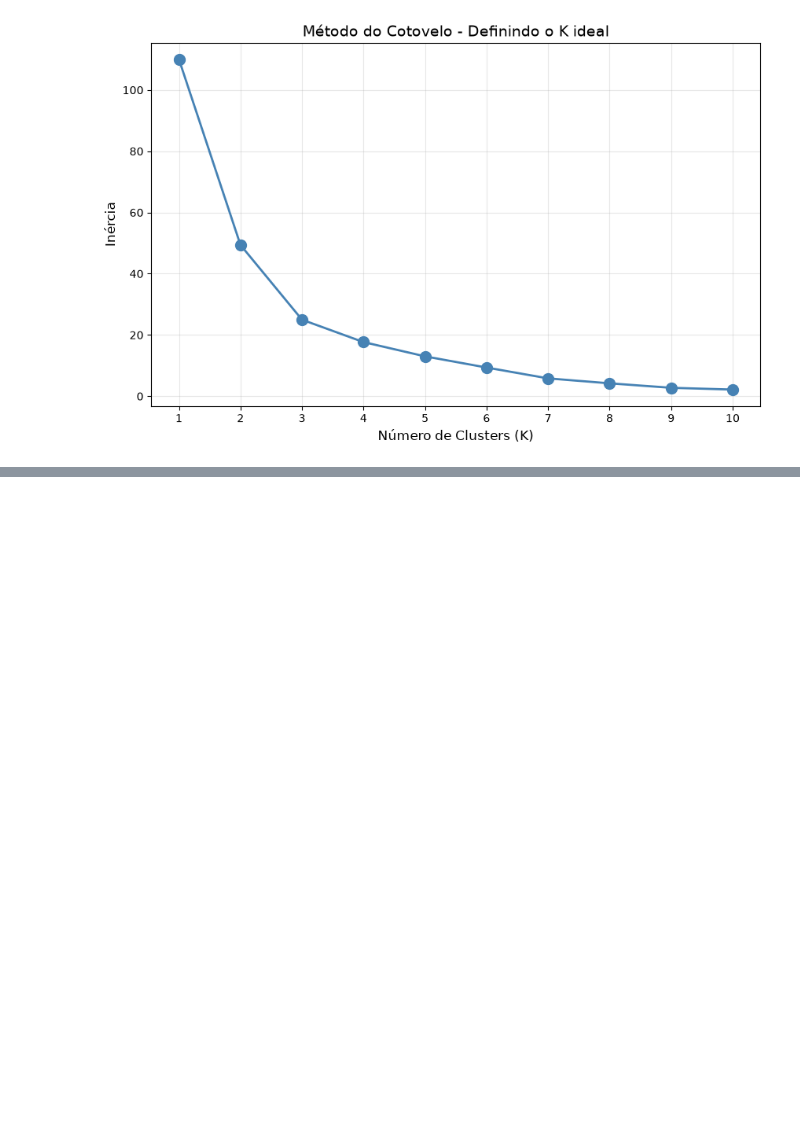
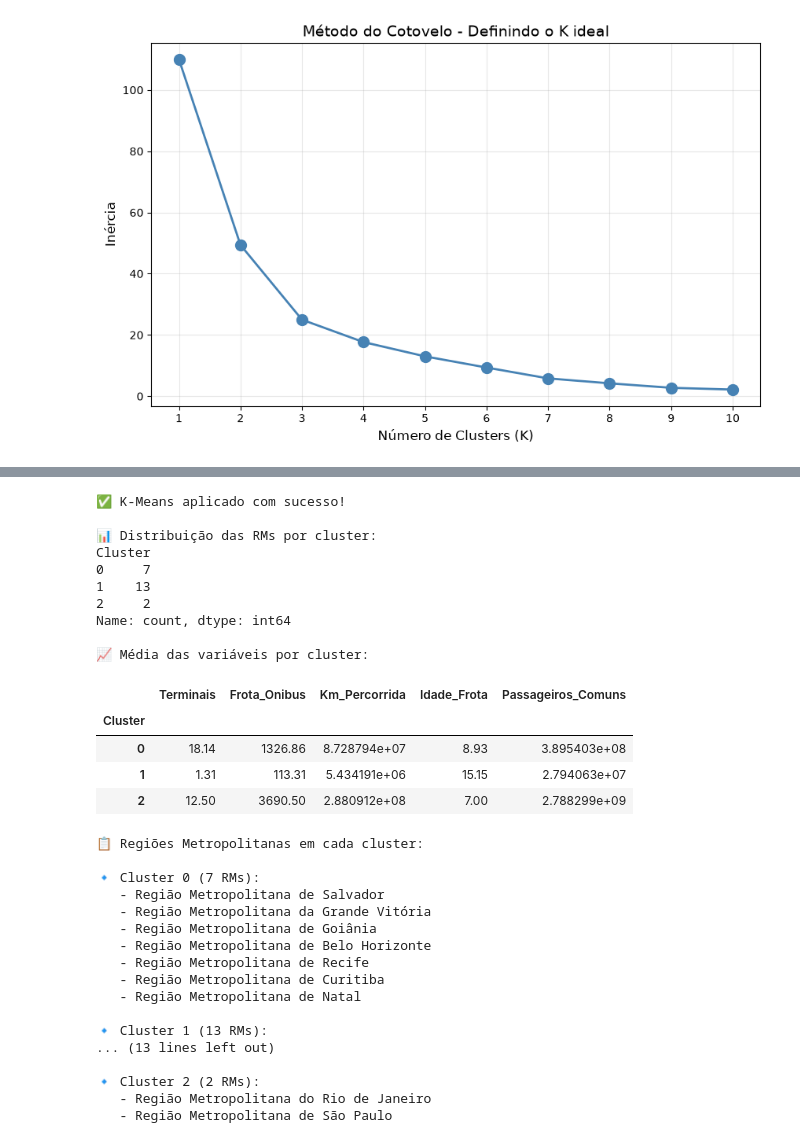
Before and after one commit to felipealvesdev/modelos_descritivos_projeto_final, a Jupyter notebook: notebooks/01_analise_mobilidade.ipynb, the cells around one changed output, grey strips where cells are left out. Cells and saved outputs as stored; diff of their text form; code cells hidden in the pictures; blank space fills up the shorter version.

```diff
--- a/notebooks/01_analise_mobilidade.ipynb
+++ b/notebooks/01_analise_mobilidade.ipynb
@@ -190,0 +197,54 @@ plt.show()
+# %%
+# 6. Aplicando K-Means com K=3
+kmeans_final = KMeans(n_clusters=3, random_state=42, n_init=10)
+df_scaled['Cluster'] = kmeans_final.fit_predict(df_scaled[variaveis_interesse])
+
+# Adicionando os clusters de volta ao df_cluster
+df_cluster['Cluster'] = df_scaled['Cluster'].values
+
+print("✅ K-Means aplicado com sucesso!")
+print(f"\n📊 Distribuição das RMs por cluster:")
+print(df_cluster['Cluster'].value_counts().sort_index())
+
+print("\n📈 Média das variáveis por cluster:")
+display(df_cluster.groupby('Cluster')[variaveis_interesse].mean().round(2))
+
+print("\n📋 Regiões Metropolitanas em cada cluster:")
+for cluster in sorted(df_cluster['Cluster'].unique()):
+    rms = df_cluster[df_cluster['Cluster'] == cluster]['Regiao_Metropolitana'].tolist()
+    print(f"\n🔹 Cluster {cluster} ({len(rms)} RMs):")
+    for rm in rms:
+        print(f"   - {rm}")
+# %% [output]
+✅ K-Means aplicado com sucesso!
+
+📊 Distribuição das RMs por cluster:
+Cluster
+0     7
+1    13
+2     2
+Name: count, dtype: int64
+
+📈 Média das variáveis por cluster:
+|  | Terminais | Frota_Onibus | Km_Percorrida | Idade_Frota | Passageiros_Comuns |
+| Cluster |  |  |  |  |  |
+| 0 | 18.14 | 1326.86 | 8.728794e+07 | 8.93 | 3.895403e+08 |
+| 1 | 1.31 | 113.31 | 5.434191e+06 | 15.15 | 2.794063e+07 |
+| 2 | 12.50 | 3690.50 | 2.880912e+08 | 7.00 | 2.788299e+09 |
+📋 Regiões Metropolitanas em cada cluster:
+
+🔹 Cluster 0 (7 RMs):
+   - Região Metropolitana de Salvador
+   - Região Metropolitana da Grande Vitória
+   - Região Metropolitana de Goiânia
+   - Região Metropolitana de Belo Horizonte
+   - Região Metropolitana de Recife
+   - Região Metropolitana de Curitiba
+   - Região Metropolitana de Natal
+
+🔹 Cluster 1 (13 RMs):
+... (13 lines left out)
+
+🔹 Cluster 2 (2 RMs):
+   - Região Metropolitana do Rio de Janeiro
+   - Região Metropolitana de São Paulo
```
Also changed, not shown: parts of 9 cells of this notebook, 1 other file.
